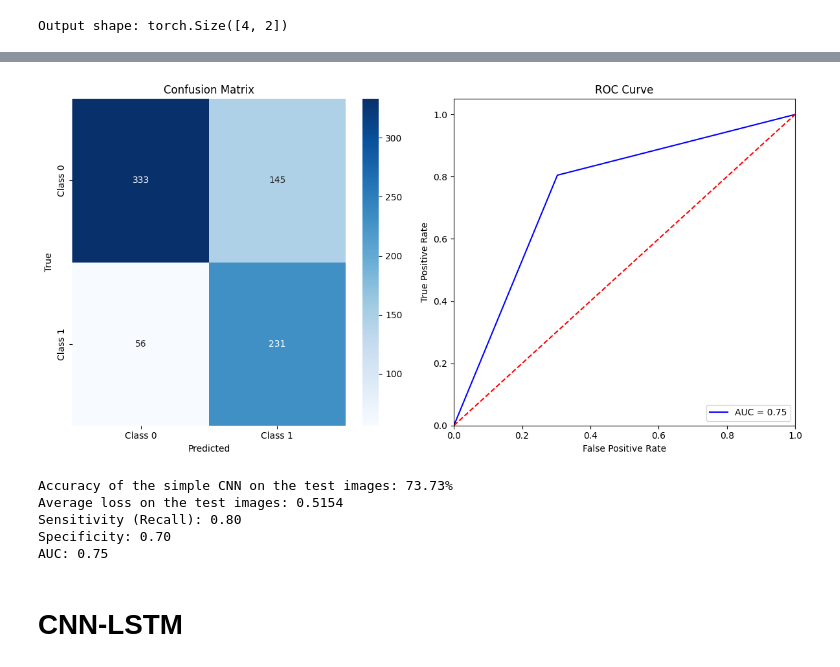
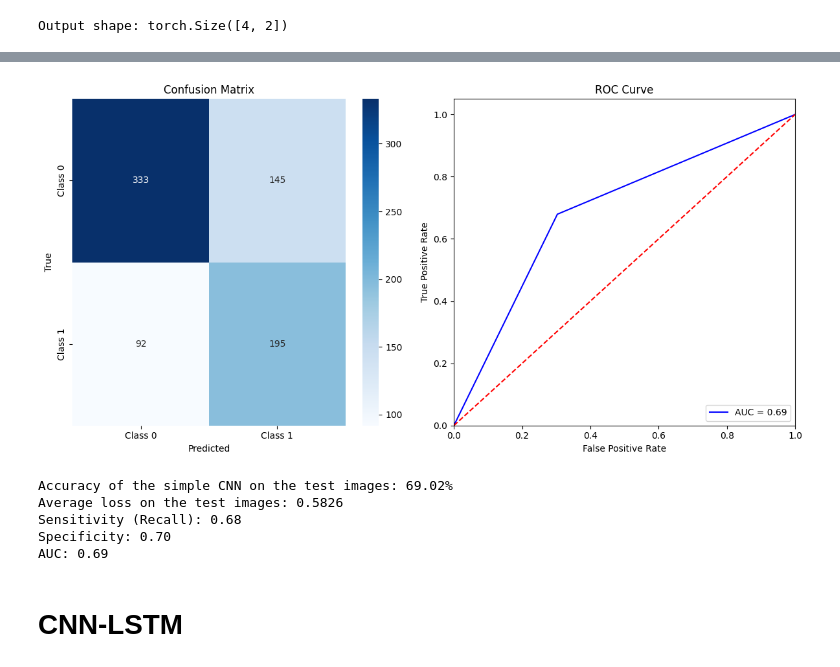
Before and after one commit to yasty-sanchez/ADHD_fMRI_DL, a Jupyter notebook: experiments.ipynb, the cells around one changed output, grey strips where cells are left out. Cells and saved outputs as stored; diff of their text form; code cells hidden in the pictures.

Commit message:
Saved simple CNN results

```diff
--- a/experiments.ipynb
+++ b/experiments.ipynb
@@ -740,7 +739,7 @@ import numpy as np
 
 # Load the model
 classifier_model = SimpleCNN(num_classes=2).to(device)  # Initialize your classifier model
-model_state_dict = torch.load('best_simple_cnn.pt', weights_only=False)
+model_state_dict = torch.load('simple_cnn_final.pt', weights_only=False)
 classifier_model.load_state_dict(model_state_dict)
 
 # Set the model to evaluation mode
@@ -797,39 +796,39 @@ fpr, tpr, _ = roc_curve(all_labels, all_preds)
 fig, ax = plt.subplots(1, 2, figsize=(12, 6))
 
 # Confusion matrix plot
 sns.heatmap(conf_matrix, annot=True, fmt="d", cmap="Blues", ax=ax[0],
             xticklabels=[f'Class {i}' for i in range(num_classes)],
             yticklabels=[f'Class {i}' for i in range(num_classes)])
 ax[0].set_xlabel('Predicted')
 ax[0].set_ylabel('True')
 ax[0].set_title('Confusion Matrix')
 
 # ROC curve plot
 ax[1].plot(fpr, tpr, color='blue', label=f'AUC = {auc_score:.2f}')
 ax[1].plot([0, 1], [0, 1], 'r--')
 ax[1].set_xlim([0.0, 1.0])
 ax[1].set_ylim([0.0, 1.05])
 ax[1].set_xlabel('False Positive Rate')
 ax[1].set_ylabel('True Positive Rate')
 ax[1].set_title('ROC Curve')
 ax[1].legend(loc="lower right")
 
 plt.tight_layout()
 plt.show()
 
 # Print metrics
 print(f'Accuracy of the simple CNN on the test images: {accuracy:.2f}%')
 print(f'Average loss on the test images: {average_loss:.4f}')
 print(f'Sensitivity (Recall): {sensitivity:.2f}')
 print(f'Specificity: {specificity:.2f}')
 print(f'AUC: {auc_score:.2f}')
 # %% [output]
-[figure, old version]
+[figure, new version]
-Accuracy of the simple CNN on the test images: 73.73%
-Average loss on the test images: 0.5154
-Sensitivity (Recall): 0.80
+Accuracy of the simple CNN on the test images: 69.02%
+Average loss on the test images: 0.5826
+Sensitivity (Recall): 0.68
 Specificity: 0.70
-AUC: 0.75
+AUC: 0.69
 # %% [markdown]
 # CNN-LSTM
 # %% [markdown]
```
Also changed, not shown: parts of 6 cells of this notebook.
